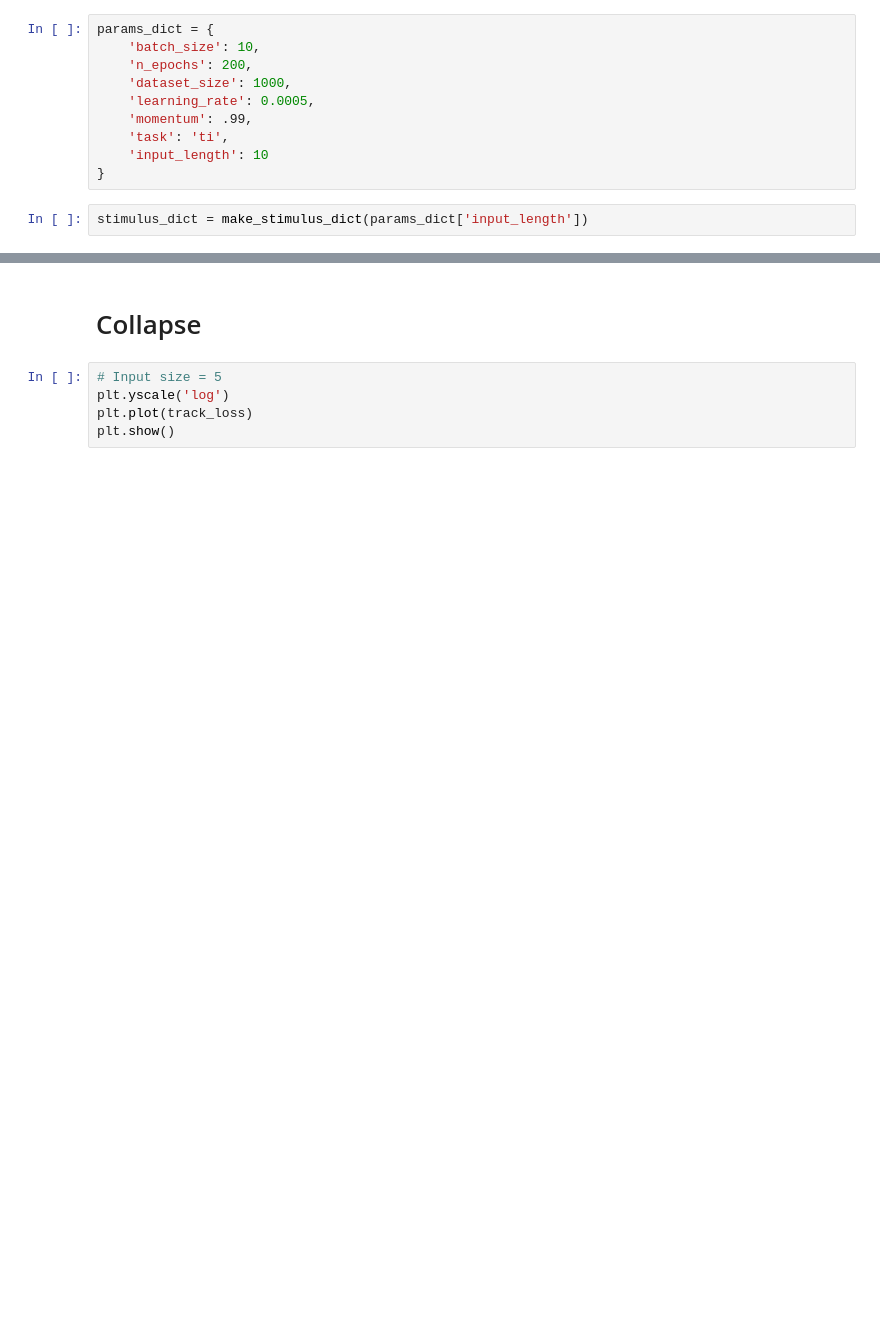
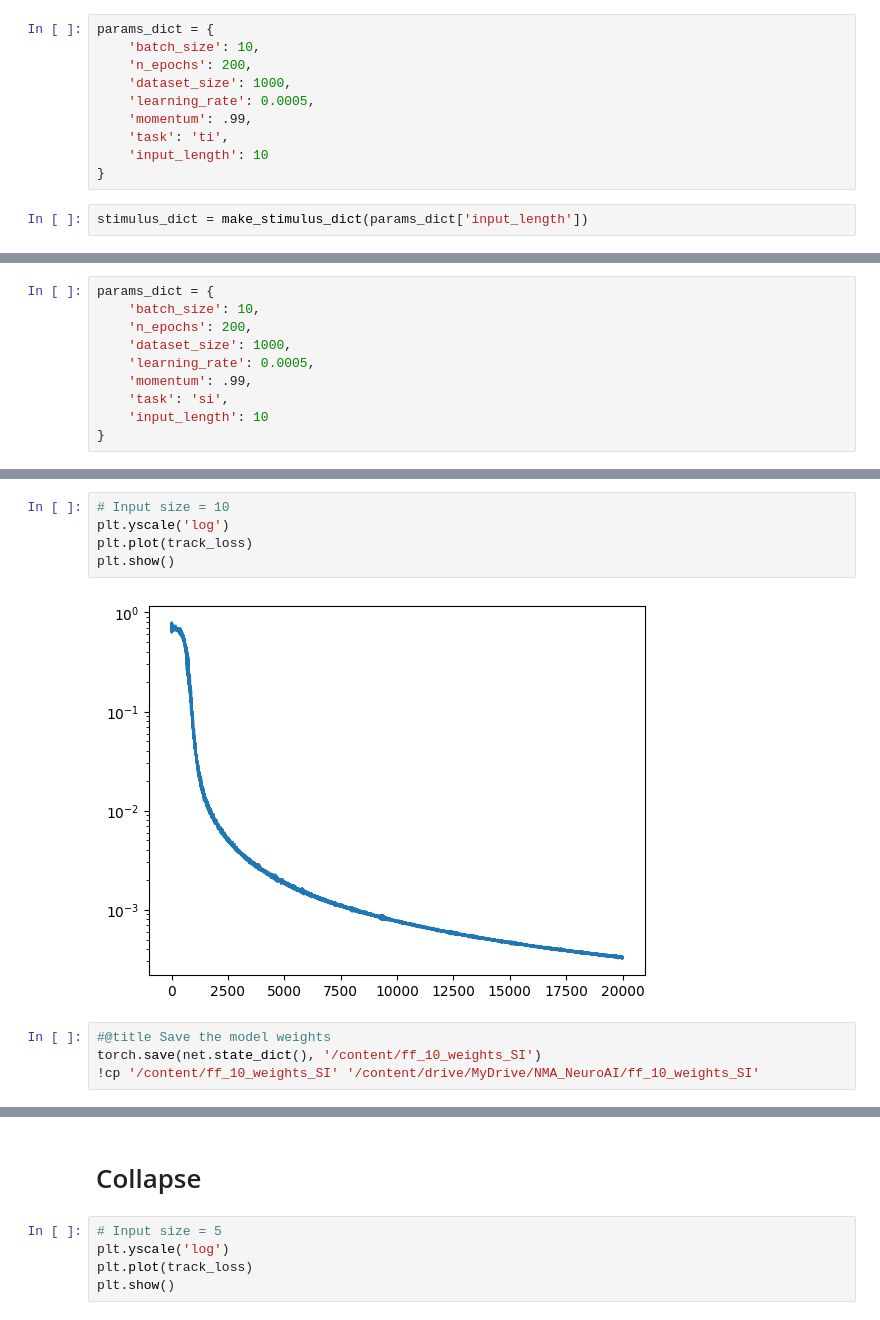
Before and after one commit to Xemin0/NeuroAIProj_Abstract, a Jupyter notebook: NMA_NeuroAI.ipynb, the cells around one changed output, grey strips where cells are left out. Saved outputs shown, nothing was run; the diff lists cells and outputs as text; blank space fills up the shorter version.

```diff
--- a/NMA_NeuroAI.ipynb
+++ b/NMA_NeuroAI.ipynb
@@ -336,0 +384,10 @@ stimulus_dict = make_stimulus_dict(params_dict['input_length'])
+# %%
+params_dict = {
+    'batch_size': 10,
+    'n_epochs': 200,
+    'dataset_size': 1000,
+    'learning_rate': 0.0005,
+    'momentum': .99,
+    'task': 'si',
+    'input_length': 10
+}
@@ -360,0 +411,11 @@ epoch 101 | loss on last batch:  3.581013e-03
+# %%
+# Input size = 10
+plt.yscale('log')
+plt.plot(track_loss)
+plt.show()
+# %% [output]
+[figure, added]
+# %%
+#@title Save the model weights
+torch.save(net.state_dict(), '/content/ff_10_weights_SI')
+!cp '/content/ff_10_weights_SI' '/content/drive/MyDrive/NMA_NeuroAI/ff_10_weights_SI'
```
Also changed, not shown: parts of 23 cells of this notebook, 1 other file.
